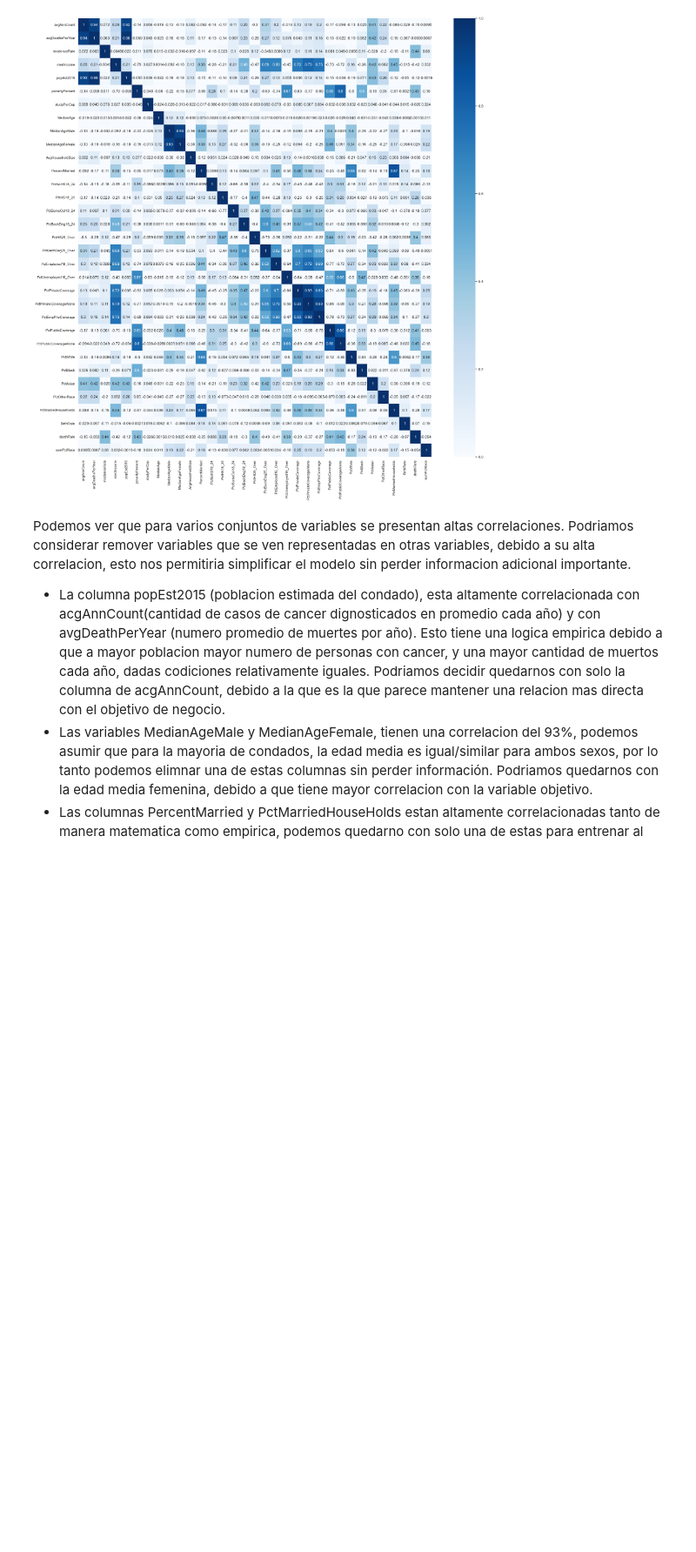
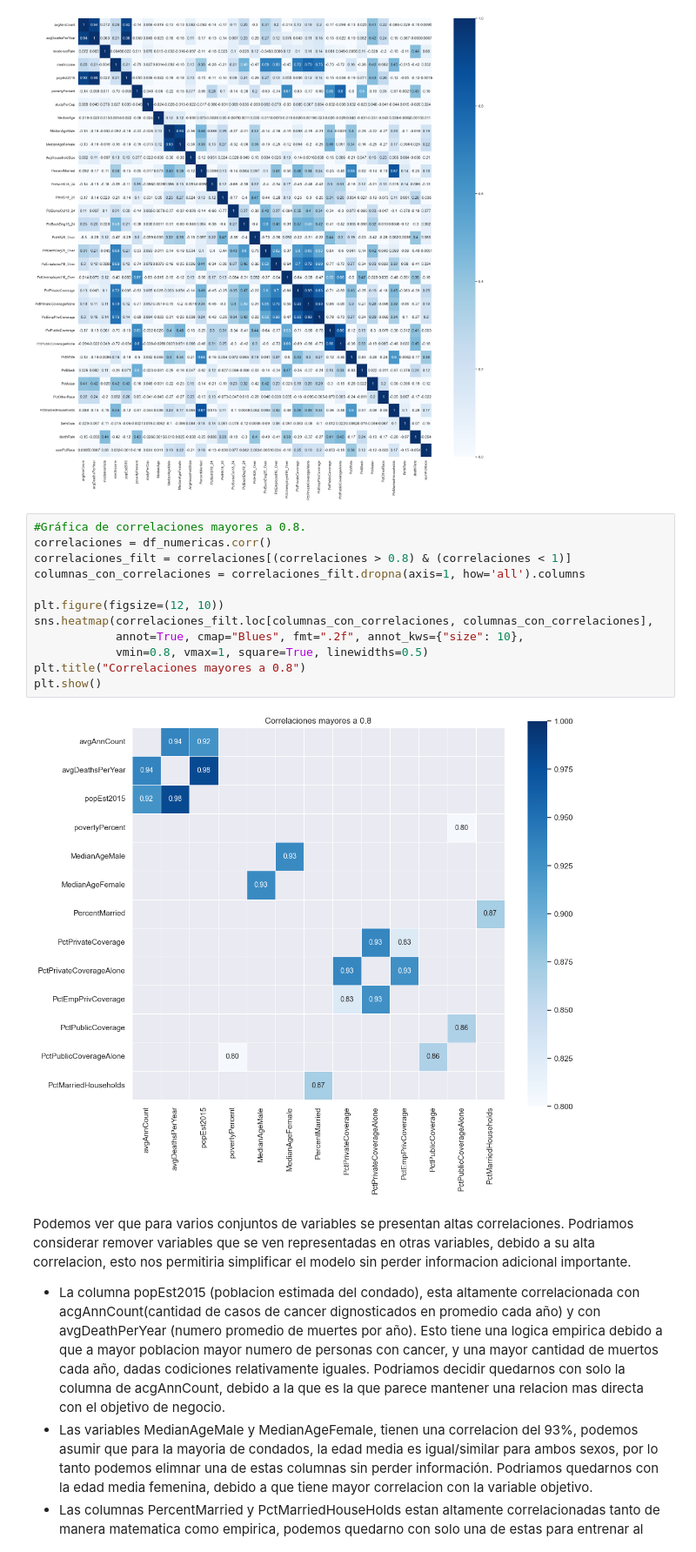
Before and after one commit to ISIS3301-Business-Intelligence/Laboratorio_2, a Jupyter notebook: Laboratorio2.ipynb, the cells around one changed output. Shown at 87% size. Cells and saved outputs as stored; diff of their text form; blank space fills up the shorter version.

Commit message:
Correlaciones >0.8

```diff
--- a/Laboratorio2.ipynb
+++ b/Laboratorio2.ipynb
@@ -282,6 +282,20 @@ sns.heatmap(df_numericas.corr(), cmap="Blues", vmin=0, vmax=1,annot=True)
 # %% [output]
 <Axes: >
 [figure]
+# %%
+#Gráfica de correlaciones mayores a 0.8.
+correlaciones = df_numericas.corr()
+correlaciones_filt = correlaciones[(correlaciones > 0.8) & (correlaciones < 1)]
+columnas_con_correlaciones = correlaciones_filt.dropna(axis=1, how='all').columns
+
+plt.figure(figsize=(12, 10))
+sns.heatmap(correlaciones_filt.loc[columnas_con_correlaciones, columnas_con_correlaciones],
+            annot=True, cmap="Blues", fmt=".2f", annot_kws={"size": 10},
+            vmin=0.8, vmax=1, square=True, linewidths=0.5)
+plt.title("Correlaciones mayores a 0.8")
+plt.show()
+# %% [output]
+[figure, added]
 # %% [markdown]
 Podemos ver que para varios conjuntos de variables se presentan altas correlaciones. Podriamos considerar remover variables que se ven representadas en otras variables, debido a su alta correlacion, esto nos permitiria simplificar el modelo sin perder informacion adicional importante.
 * La columna popEst2015 (poblacion estimada del condado), esta altamente correlacionada con acgAnnCount(cantidad de casos de cancer dignosticados en promedio cada año) y con avgDeathPerYear (numero promedio de muertes por año). Esto tiene una logica empirica debido a que a mayor poblacion mayor numero de personas con cancer, y una mayor cantidad de muertos cada año, dadas codiciones relativamente iguales. Podriamos decidir quedarnos con solo la columna de acgAnnCount, debido a la que es la que parece mantener una relacion mas directa con el objetivo de negocio.
```
